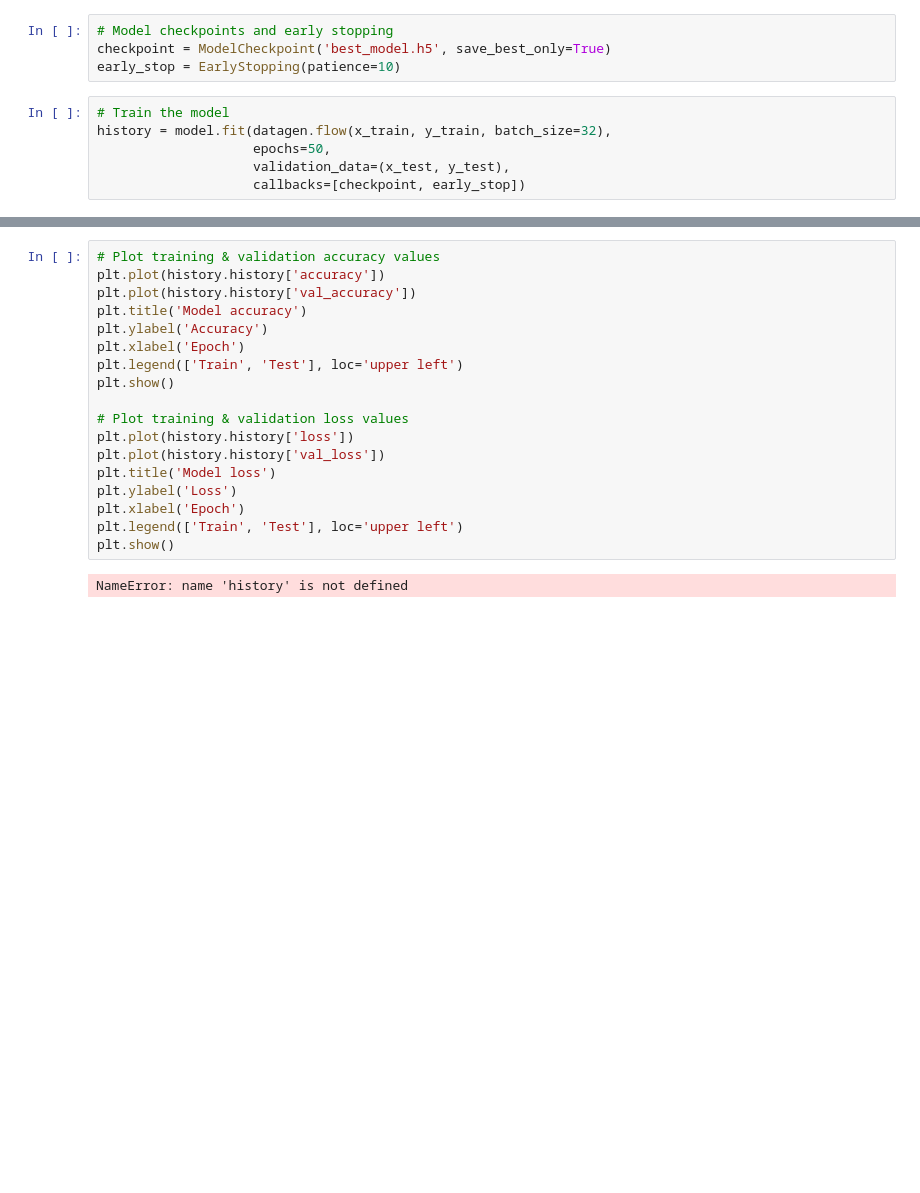
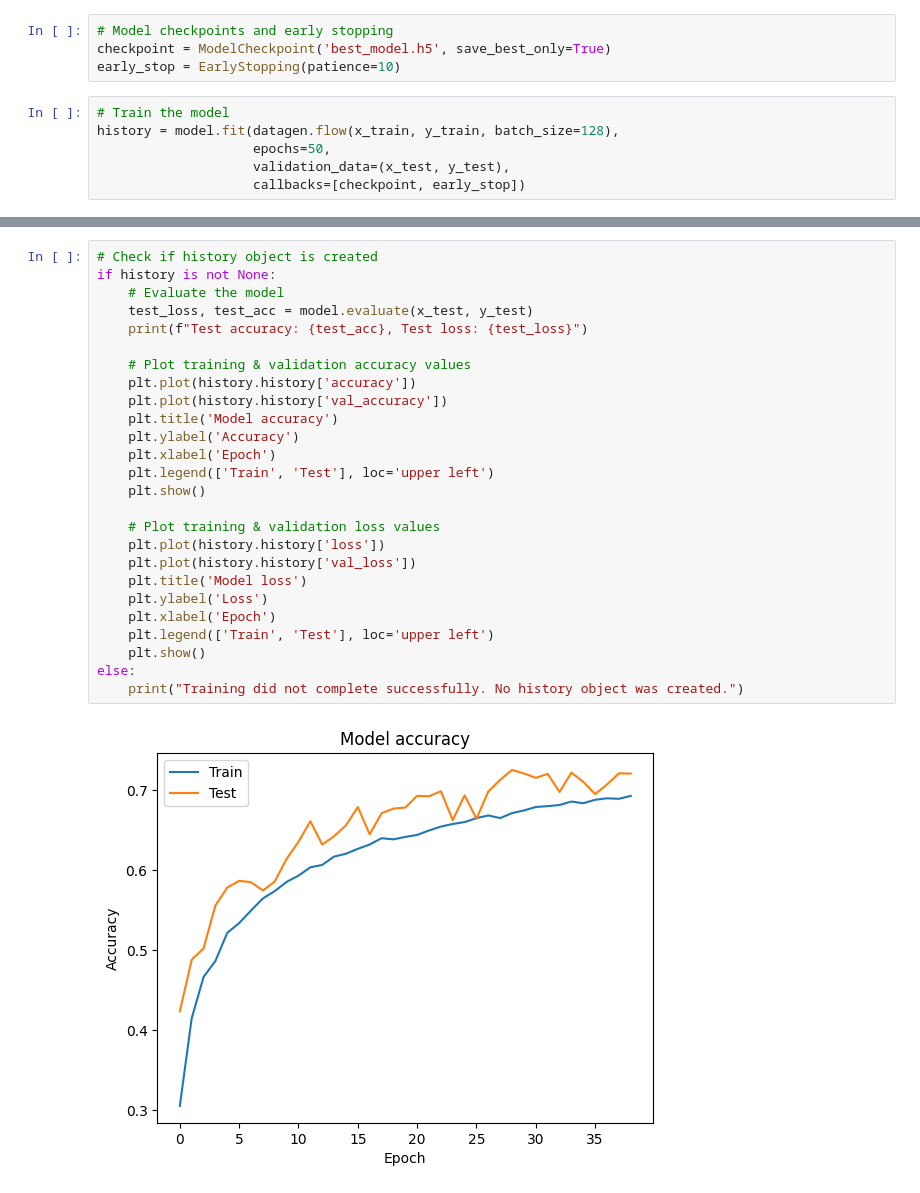
Before and after one commit to b10902026-jimmy/cifar-10_image_classification, a Jupyter notebook: CIFAR-10_Model_Analysis.ipynb, the cells around one changed output, grey strips where cells are left out. Drawn from its saved outputs; the diff is of its cells as text; blank space fills up the shorter version.

Commit message:
optimize for IDE check

```diff
--- a/CIFAR-10_Model_Analysis.ipynb
+++ b/CIFAR-10_Model_Analysis.ipynb
@@ -60,7 +75,7 @@ checkpoint = ModelCheckpoint('best_model.h5', save_best_only=True)
 early_stop = EarlyStopping(patience=10)
 # %%
 # Train the model
-history = model.fit(datagen.flow(x_train, y_train, batch_size=32),
+history = model.fit(datagen.flow(x_train, y_train, batch_size=128),
                     epochs=50,
                     validation_data=(x_test, y_test),
                     callbacks=[checkpoint, early_stop])
@@ -79,20 +111,28 @@ Test accuracy: 0.09480000287294388, Test loss: 2.303507089614868
 # %%
-# Plot training & validation accuracy values
-plt.plot(history.history['accuracy'])
-plt.plot(history.history['val_accuracy'])
-plt.title('Model accuracy')
-plt.ylabel('Accuracy')
-plt.xlabel('Epoch')
-plt.legend(['Train', 'Test'], loc='upper left')
-plt.show()
+# Check if history object is created
+if history is not None:
+    # Evaluate the model
+    test_loss, test_acc = model.evaluate(x_test, y_test)
+    print(f"Test accuracy: {test_acc}, Test loss: {test_loss}")
 
-# Plot training & validation loss values
-plt.plot(history.history['loss'])
-plt.plot(history.history['val_loss'])
-plt.title('Model loss')
-plt.ylabel('Loss')
-plt.xlabel('Epoch')
-plt.legend(['Train', 'Test'], loc='upper left')
-plt.show()
+    # Plot training & validation accuracy values
+    plt.plot(history.history['accuracy'])
+    plt.plot(history.history['val_accuracy'])
+    plt.title('Model accuracy')
+    plt.ylabel('Accuracy')
+    plt.xlabel('Epoch')
+    plt.legend(['Train', 'Test'], loc='upper left')
+    plt.show()
+
+    # Plot training & validation loss values
+    plt.plot(history.history['loss'])
+    plt.plot(history.history['val_loss'])
+    plt.title('Model loss')
+    plt.ylabel('Loss')
+    plt.xlabel('Epoch')
+    plt.legend(['Train', 'Test'], loc='upper left')
+    plt.show()
+else:
+    print("Training did not complete successfully. No history object was created.")
 # %% [output]
-NameError: name 'history' is not defined
+[figure, added]
```
Also changed, not shown: parts of 5 cells of this notebook, 1 other file.
